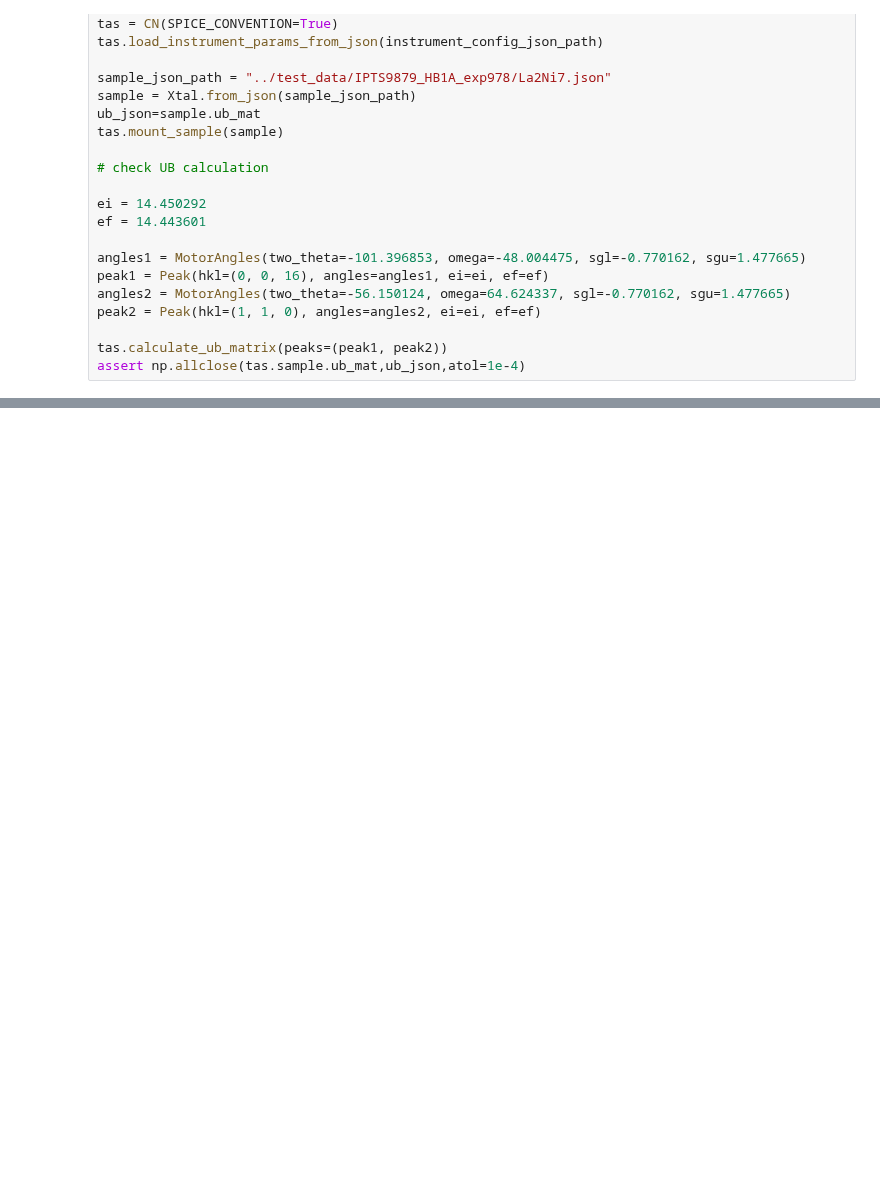
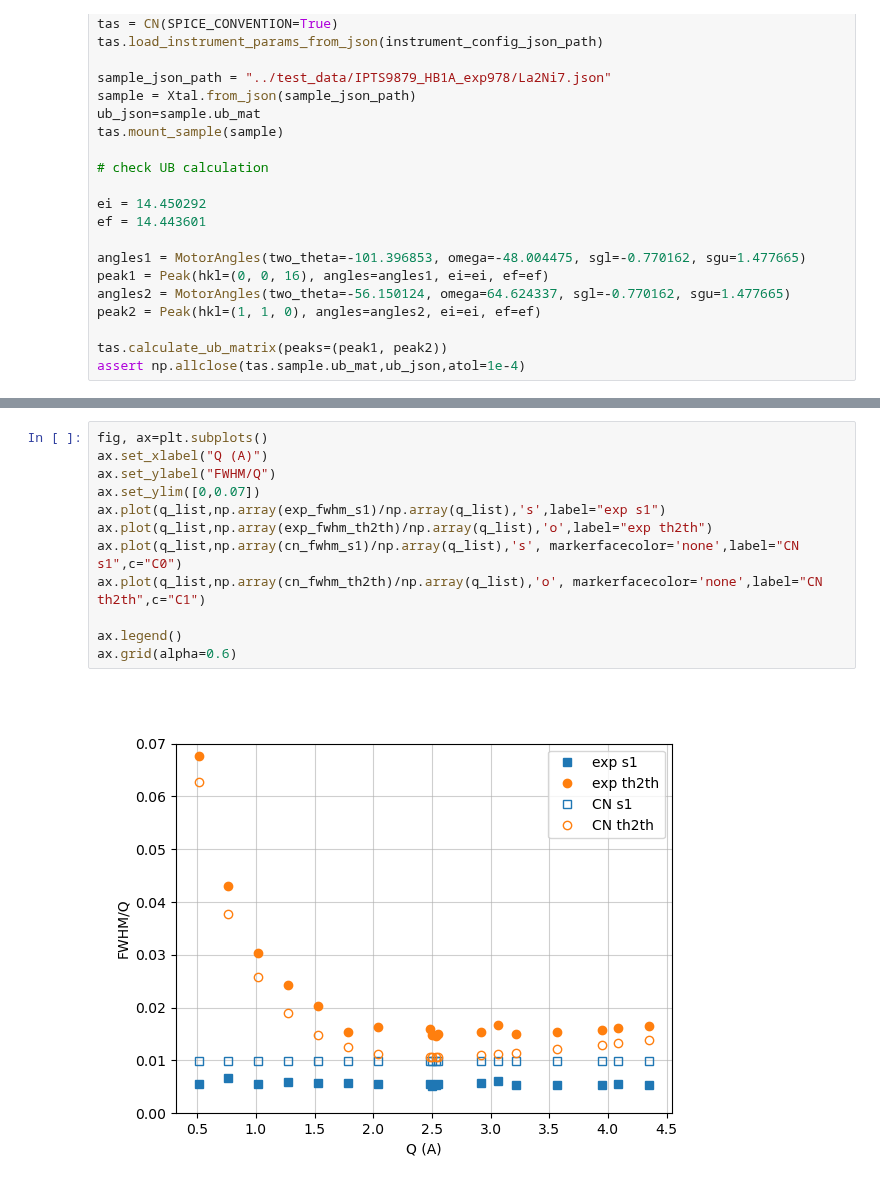
Before and after one commit to neutrons/TAVI, a Jupyter notebook: notebooks/La2Ni7_HB1A_resolution.ipynb, the cells around one changed output, grey strips where cells are left out. Drawn from its saved outputs; the diff is of its cells as text; blank space fills up the shorter version.

```diff
--- a/notebooks/La2Ni7_HB1A_resolution.ipynb
+++ b/notebooks/La2Ni7_HB1A_resolution.ipynb
@@ -177,0 +268,14 @@ for info in scan_info:
+# %%
+fig, ax=plt.subplots()
+ax.set_xlabel("Q (A)")
+ax.set_ylabel("FWHM/Q")
+ax.set_ylim([0,0.07])
+ax.plot(q_list,np.array(exp_fwhm_s1)/np.array(q_list),'s',label="exp s1")
+ax.plot(q_list,np.array(exp_fwhm_th2th)/np.array(q_list),'o',label="exp th2th")
+ax.plot(q_list,np.array(cn_fwhm_s1)/np.array(q_list),'s', markerfacecolor='none',label="CN s1",c="C0")
+ax.plot(q_list,np.array(cn_fwhm_th2th)/np.array(q_list),'o', markerfacecolor='none',label="CN th2th",c="C1")
+
+ax.legend()
+ax.grid(alpha=0.6)
+# %% [output]
+[figure, added]
```
Also changed, not shown: parts of 9 cells of this notebook.
